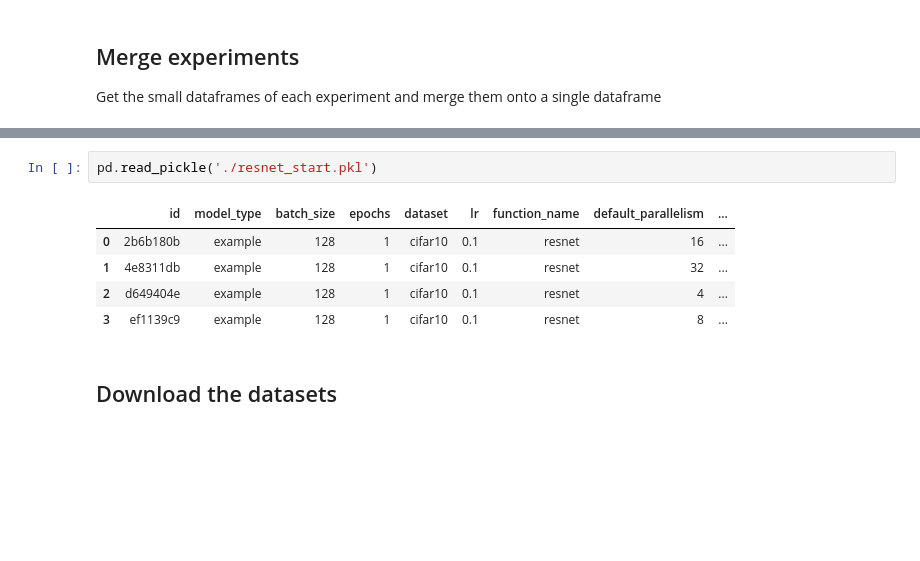
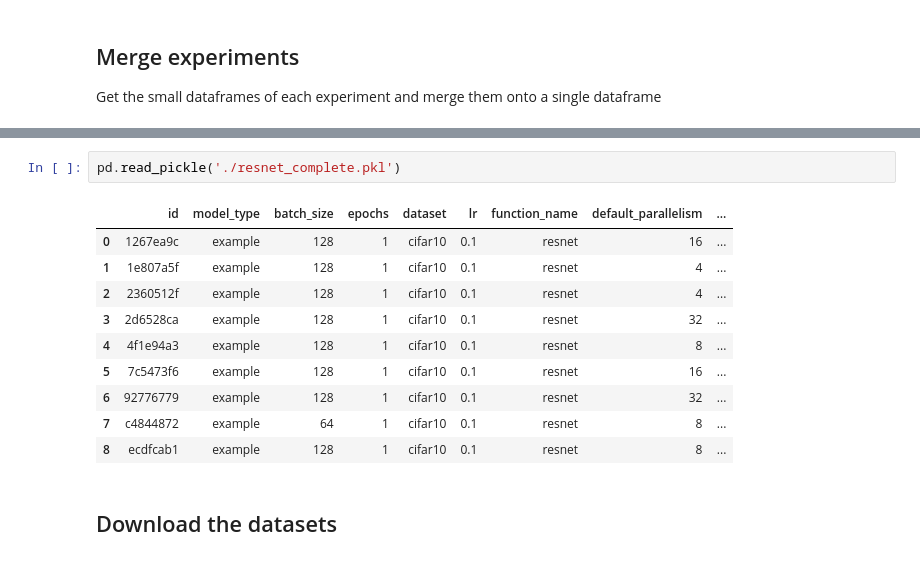
Before and after one commit to DiegoStock12/kubeml, a Jupyter notebook: ml/experiments/experiments.ipynb, the cells around one changed output, grey strips where cells are left out. Saved outputs shown, nothing was run; the diff lists cells and outputs as text; blank space fills up the shorter version.

```diff
--- a/ml/experiments/experiments.ipynb
+++ b/ml/experiments/experiments.ipynb
@@ -114,11 +127,16 @@ d.to_pickle('resnet_start.pkl')
 # %%
-pd.read_pickle('./resnet_start.pkl')
+pd.read_pickle('./resnet_complete.pkl')
 # %% [output]
 |  | id | model_type | batch_size | epochs | dataset | lr | function_name | default_parallelism | ... |
-| 0 | 2b6b180b | example | 128 | 1 | cifar10 | 0.1 | resnet | 16 | ... |
-| 1 | 4e8311db | example | 128 | 1 | cifar10 | 0.1 | resnet | 32 | ... |
-| 2 | d649404e | example | 128 | 1 | cifar10 | 0.1 | resnet | 4 | ... |
-| 3 | ef1139c9 | example | 128 | 1 | cifar10 | 0.1 | resnet | 8 | ... |
+| 0 | 1267ea9c | example | 128 | 1 | cifar10 | 0.1 | resnet | 16 | ... |
+| 1 | 1e807a5f | example | 128 | 1 | cifar10 | 0.1 | resnet | 4 | ... |
+| 2 | 2360512f | example | 128 | 1 | cifar10 | 0.1 | resnet | 4 | ... |
+| 3 | 2d6528ca | example | 128 | 1 | cifar10 | 0.1 | resnet | 32 | ... |
+| 4 | 4f1e94a3 | example | 128 | 1 | cifar10 | 0.1 | resnet | 8 | ... |
+| 5 | 7c5473f6 | example | 128 | 1 | cifar10 | 0.1 | resnet | 16 | ... |
+| 6 | 92776779 | example | 128 | 1 | cifar10 | 0.1 | resnet | 32 | ... |
+| 7 | c4844872 | example | 64 | 1 | cifar10 | 0.1 | resnet | 8 | ... |
+| 8 | ecdfcab1 | example | 128 | 1 | cifar10 | 0.1 | resnet | 8 | ... |
 # %% [markdown]
 ## Download the datasets
 # %%
```
Also changed, not shown: parts of 2 cells of this notebook, 9 other files.
